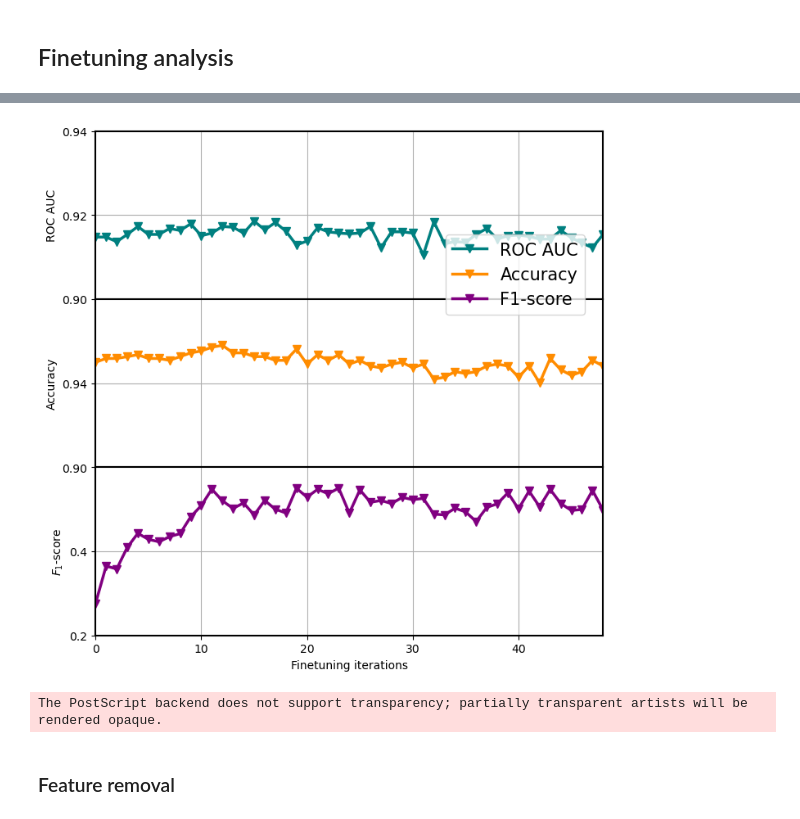
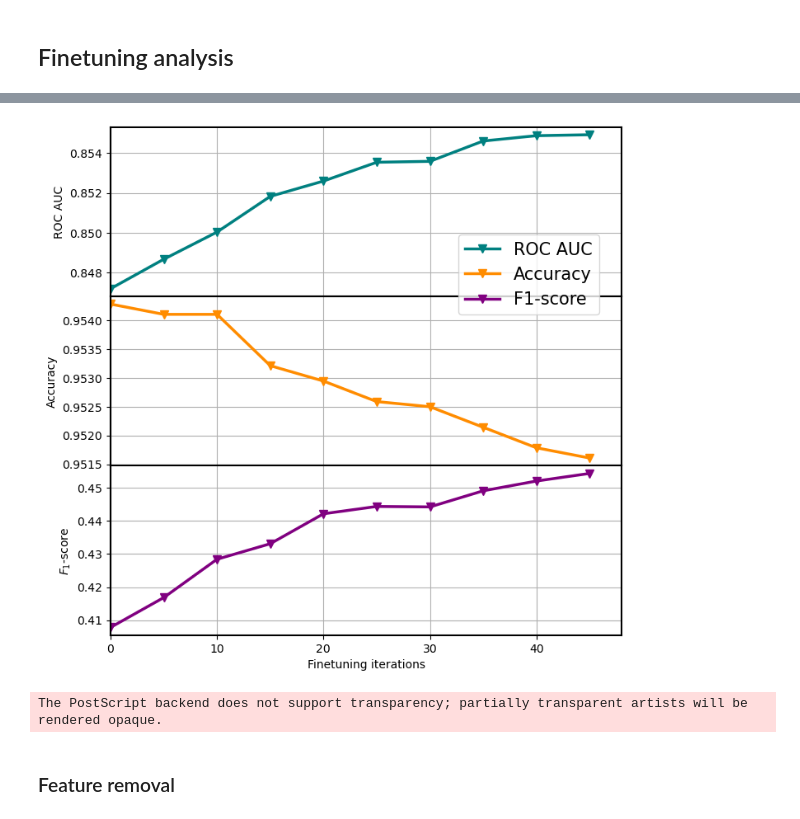
Before and after one commit to LenMetz/TabPFN-medical, a Jupyter notebook: microbiome.ipynb, the cells around one changed output, grey strips where cells are left out. Cells and saved outputs as stored; diff of their text form; code cells hidden in the pictures.

```diff
--- a/microbiome.ipynb
+++ b/microbiome.ipynb
@@ -37,7 +37,7 @@ strat_split = True
 recomp = False
 n_optim = 1000
 cat_optim = 10
-ft_epochs = 20
+ft_epochs = 5
 ft_epochs_forest = 10
 ft_lr = 1e-5
 max_s = 1024
@@ -45,7 +45,7 @@ max_q = 128
 max_samples = 1024
 no_pre_process = False
 multi_decoder = "permutation"
-N_ens = 5
+N_ens = 10
 seed = 42
 overwrite = True
 metrics = ["accuracy", "precision", "recall", "roc_auc", "f1"]
@@ -55,7 +55,7 @@ dir_path = os.path.abspath(os.getcwd())
 #run_name = "medium_mlp_var_balance_05weight_anova_newprior" ## das aller bestigste
 #run_name = "medium_mlp_var_balance_05weight_anova_newprior" ## das aller bestigste
 run_name = "small_mlp_var_balance_05weight_anova_bestwithnoisebnn_100" ## good start, best with ft
-#run_name = "medium_mlp_var_balance_05weight_anova_bestwithnoisebnn_100_moreweight" ## best start, ft no so good
+#run_name = "large_mlp_var_balance_05weight_anova_bestwithnoisebnn_100_moreweight" ## best start, ft no so good
 #run_name = "medium_mlp_var_balance_05weight_anova_200" ## das aller bestigste
 #run_name = "medium_mlp_var_balance_05weight_anova_longer" ## das aller bestigste
 #run_name = "medium_mlp_balance_lownoisefixparam_anova"
@@ -76,7 +76,7 @@ models = [
     MajorityClass(),
     XGBClassifier(n_estimators=5, max_depth=5, learning_rate=1, objective='binary:logistic'),
     #MedPFNClassifier(base_path=path, filename=filename, device='cpu', N_ensemble_configurations=1, multiclass_decoder=multi_decoder,  no_preprocess_mode=no_pre_process),
-    MedPFNClassifier(base_path=path, filename=filename, device='cpu', N_ensemble_configurations=N_ens, multiclass_decoder=multi_decoder,  no_preprocess_mode=no_pre_process),
+    #MedPFNClassifier(base_path=path, filename=filename, device='cpu', N_ensemble_configurations=N_ens, multiclass_decoder=multi_decoder,  no_preprocess_mode=no_pre_process),
     MedPFNClassifier(base_path=path, filename=filename, device='cpu', N_ensemble_configurations=N_ens, multiclass_decoder=multi_decoder,  no_preprocess_mode=no_pre_process,
                     ft_epochs=ft_epochs, ft_lr=ft_lr),
     RandomForestClassifier(),
@@ -1216,8 +1245,8 @@ print("\n", "\n", red_name, "\n", results_full.round(3))
 # %%
 ens_num = 50
-results_full = pd.read_csv(f'results/finetuning/medpfn_maxens{ens_num}')
+results_full = pd.read_csv(f'results/finetuning/new_medpfn_maxsteps{10}_lr{1e-05}')
 #for i in range(ens_num):
-x = np.arange(0,ens_num)
+x = np.arange(0,ens_num, 5)
 acc = results_full.iloc[:,1]
 acc_error = results_full.iloc[:,2]
 roc = results_full.iloc[:,7]
@@ -1229,41 +1258,41 @@ heights = [1,1,1]
 mpl.rcParams['axes.linewidth'] = 1.5
 fig, ax = plt.subplots(3, 1, figsize=(8, 8), gridspec_kw={'height_ratios': heights},sharex=True)
 
 colors = ["teal", "darkorange", "purple"]
 #ax[0].fill_between(x, roc - roc_error, roc + roc_error, alpha=0.25, color=colors[0])
 #ax[1].fill_between(x, acc - acc_error, acc + acc_error, alpha=0.25,color=colors[1])
 #ax[2].fill_between(x, f1 - f1_error, f1 + f1_error, alpha=0.25, color=colors[2])
 ax[1].plot(x, acc, marker="v", linewidth=2.5, markersize=7.0, label='Accuracy', c=colors[1])
 ax[0].plot(x, roc, marker="v", linewidth=2.5, markersize=7.0, label='ROC AUC', c=colors[0])
 ax[2].plot(x, f1, marker="v", linewidth=2.5, markersize=7.0, label='F1-score', color=colors[2])
 
-ax[0].set_ylim(0.9,0.94)
-ax[1].set_ylim(0.90,0.98)
-ax[2].set_ylim(0.2,0.6)
-ax[0].set_yticks([0.9,0.92,0.94])
-ax[1].set_yticks([0.90,0.94])
-ax[2].set_yticks([0.2,0.4])
+#ax[0].set_ylim(0.9,0.94)
+#ax[1].set_ylim(0.90,0.98)
+#ax[2].set_ylim(0.2,0.6)
+#ax[0].set_yticks([0.9,0.92,0.94])
+#ax[1].set_yticks([0.90,0.94])
+#ax[2].set_yticks([0.2,0.4])
 # Adding labels and title
 ax[2].set_xlabel('Finetuning iterations')
 ax[0].set_ylabel('ROC AUC')
 ax[1].set_ylabel('Accuracy')
 ax[2].set_ylabel('$F_1$-score')
-ax[2].set_xticks(np.arange(0,50,10))
+#ax[2].set_xticks(np.arange(0,50,10))
 #plt.yticks([0.3,0.6,0.9])
 ax[2].set_xlim(0,48)
 #plt.ylim(0,1)
 ax[0].grid()
 ax[1].grid()
 ax[2].grid()
 #plt.ylabel('Metric score')
 #plt.title('Plot with Uncertainty Band')
 fig.legend(loc=(0.7,0.65), fontsize=15)
 plt.subplots_adjust(hspace=0)
 #plt.tight_layout()
 plt.show()
 fig.savefig("results/plots/finetuning.eps")
 # %% [output]
-[figure, old version]
+[figure, new version]
 The PostScript backend does not support transparency; partially transparent artists will be rendered opaque.
 # %% [markdown]
 ### Feature removal ###
```
Also changed, not shown: parts of 6 cells of this notebook, 10 other files.
